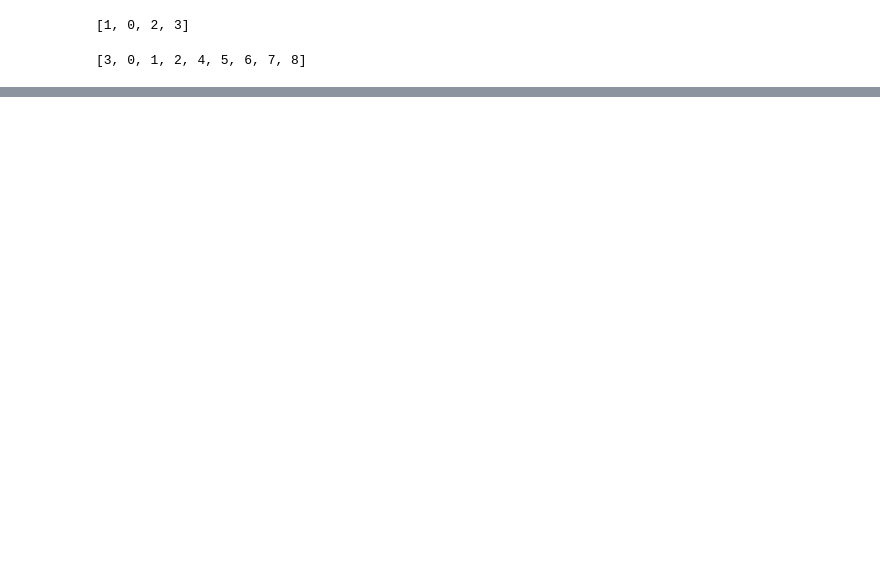
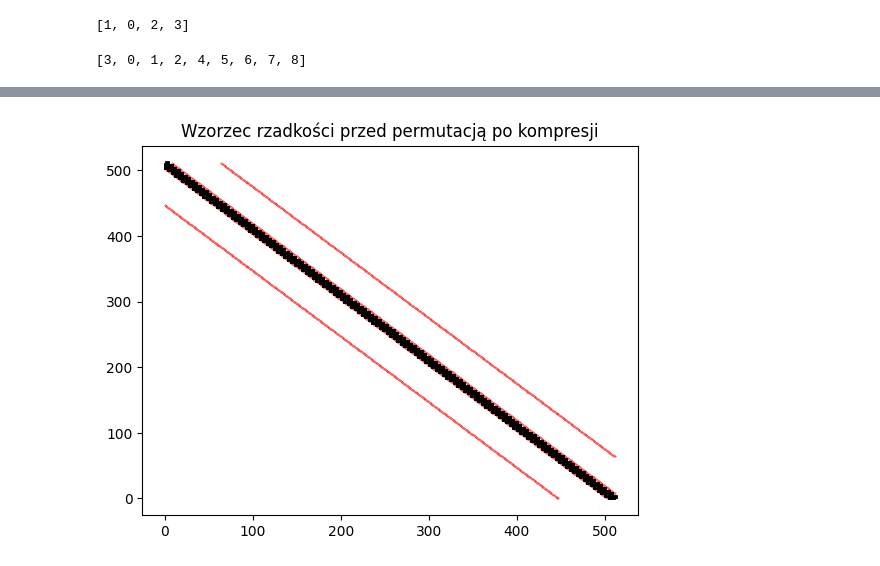
Before and after one commit to szymont18/matrix-algorithm, a Jupyter notebook: Lab4/Laboratorium 4.ipynb, the cells around one changed output, grey strips where cells are left out. Drawn from its saved outputs; the diff is of its cells as text; code cells hidden in the pictures; blank space fills up the shorter version.

```diff
--- a/Lab4/Laboratorium 4.ipynb
+++ b/Lab4/Laboratorium 4.ipynb
@@ -132,0 +236,8 @@ def permutate(matrix, p_table):
+# %%
+n = len(matrix)
+tree = create_tree(matrix, 2, 10**-12)
+wisualize_svd(tree, n)
+plt.title("Wzorzec rzadkości przed permutacją po kompresji")
+plt.show()
+# %% [output]
+[figure, added]
```
Also changed, not shown: parts of 11 cells of this notebook, 16 other files.
